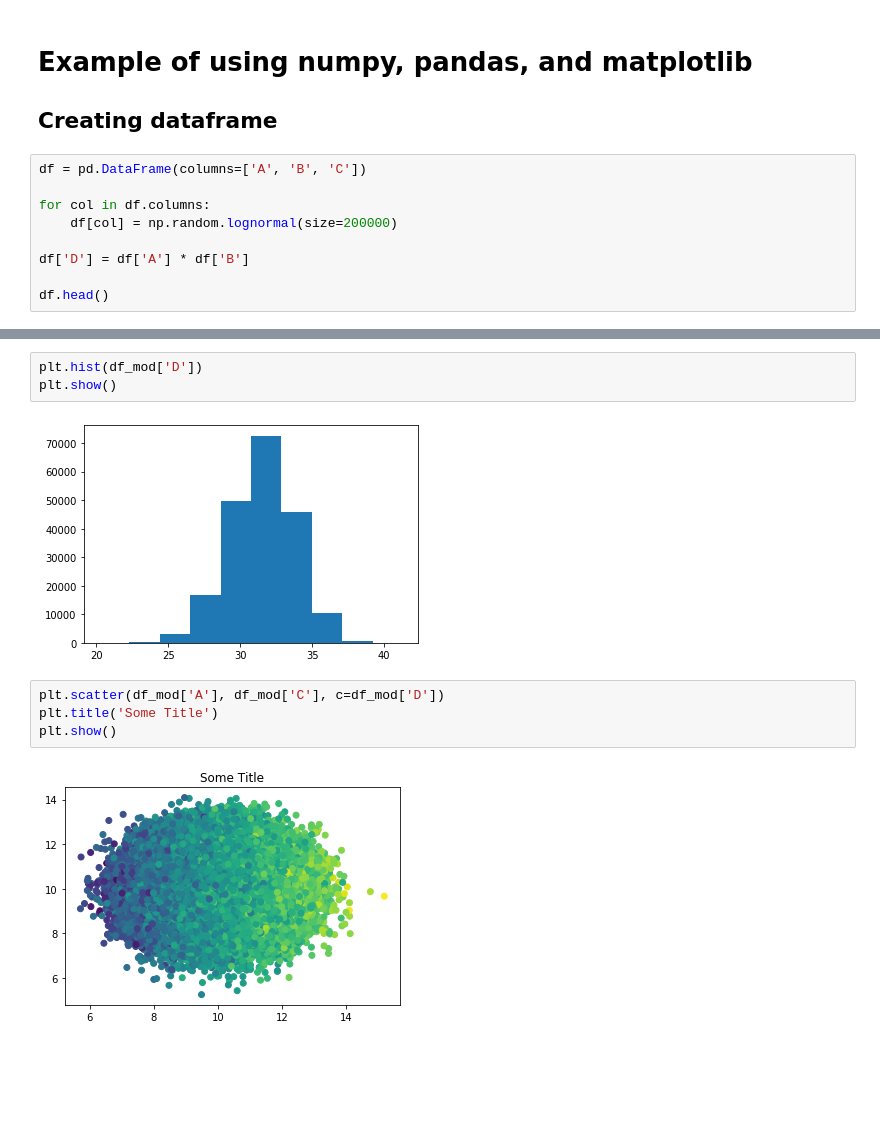
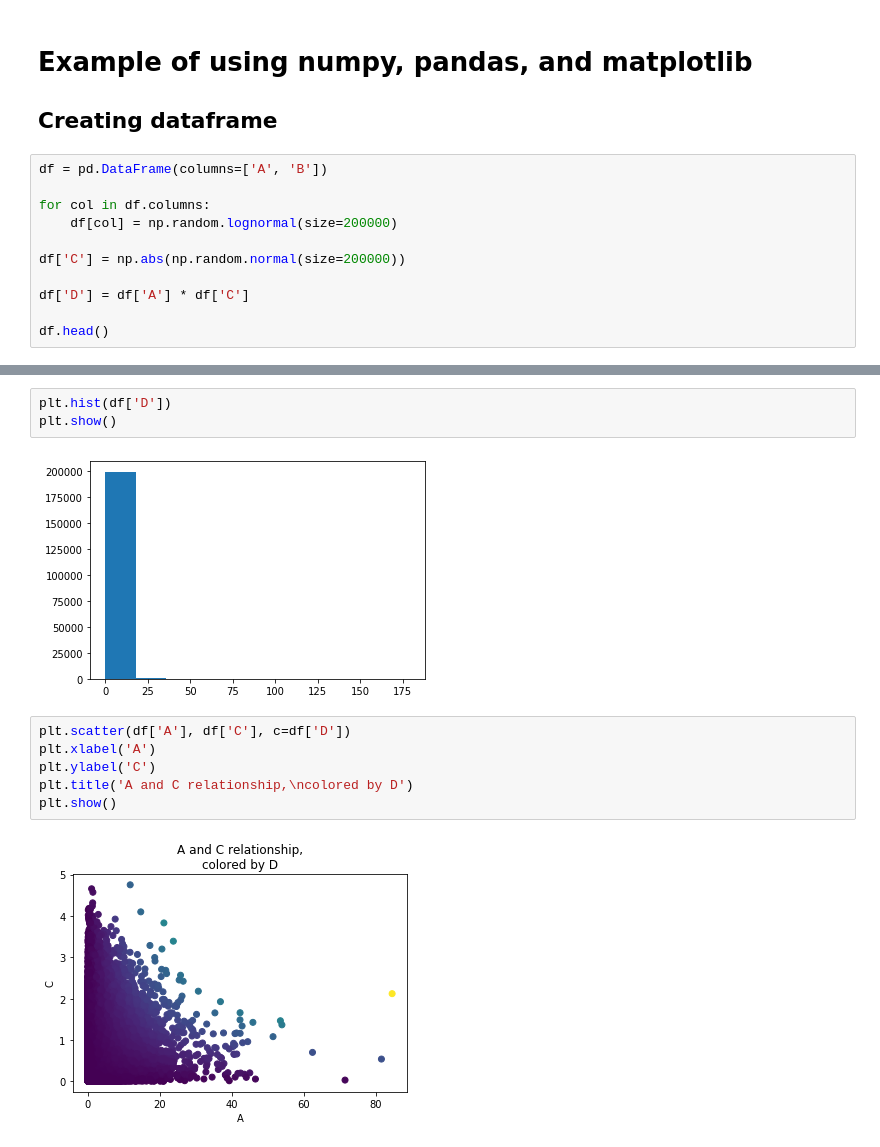
Before and after one commit to mbswirsky/git_example, a Jupyter notebook: example_notebook.ipynb, the cells around one changed output, grey strips where cells are left out. Saved outputs shown, nothing was run; the diff lists cells and outputs as text; blank space fills up the shorter version.

```diff
--- a/example_notebook.ipynb
+++ b/example_notebook.ipynb
@@ -9,12 +9,14 @@ import seaborn as sns
 
 ## Creating dataframe
 # %%
-df = pd.DataFrame(columns=['A', 'B', 'C'])
+df = pd.DataFrame(columns=['A', 'B'])
 
 for col in df.columns:
     df[col] = np.random.lognormal(size=200000)
 
-df['D'] = df['A'] * df['B']
+df['C'] = np.abs(np.random.normal(size=200000))
+
+df['D'] = df['A'] * df['C']
 
 df.head()
 # %% [output]
@@ -42,11 +44,13 @@ plt.show()
 # %%
-plt.hist(df_mod['D'])
+plt.hist(df['D'])
 plt.show()
 # %% [output]
-[figure, old version]
+[figure, new version]
 # %%
-plt.scatter(df_mod['A'], df_mod['C'], c=df_mod['D'])
-plt.title('Some Title')
+plt.scatter(df['A'], df['C'], c=df['D'])
+plt.xlabel('A')
+plt.ylabel('C')
+plt.title('A and C relationship,\ncolored by D')
 plt.show()
 # %% [output]
-[figure, old version]
+[figure, new version]
```
Also changed, not shown: parts of 3 cells of this notebook.
